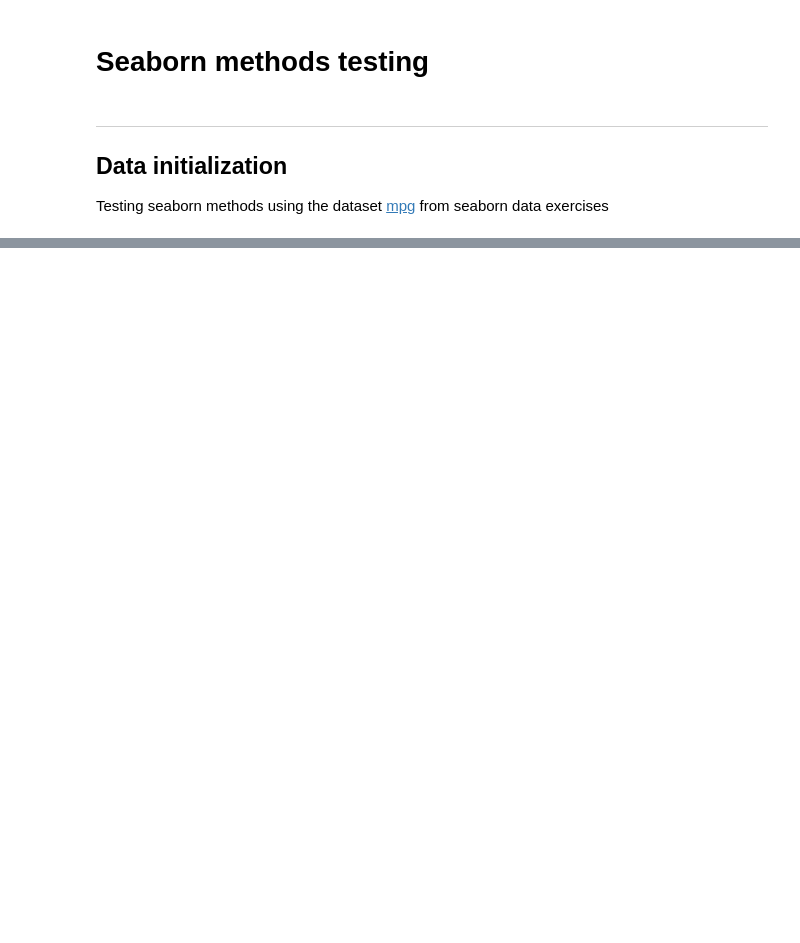
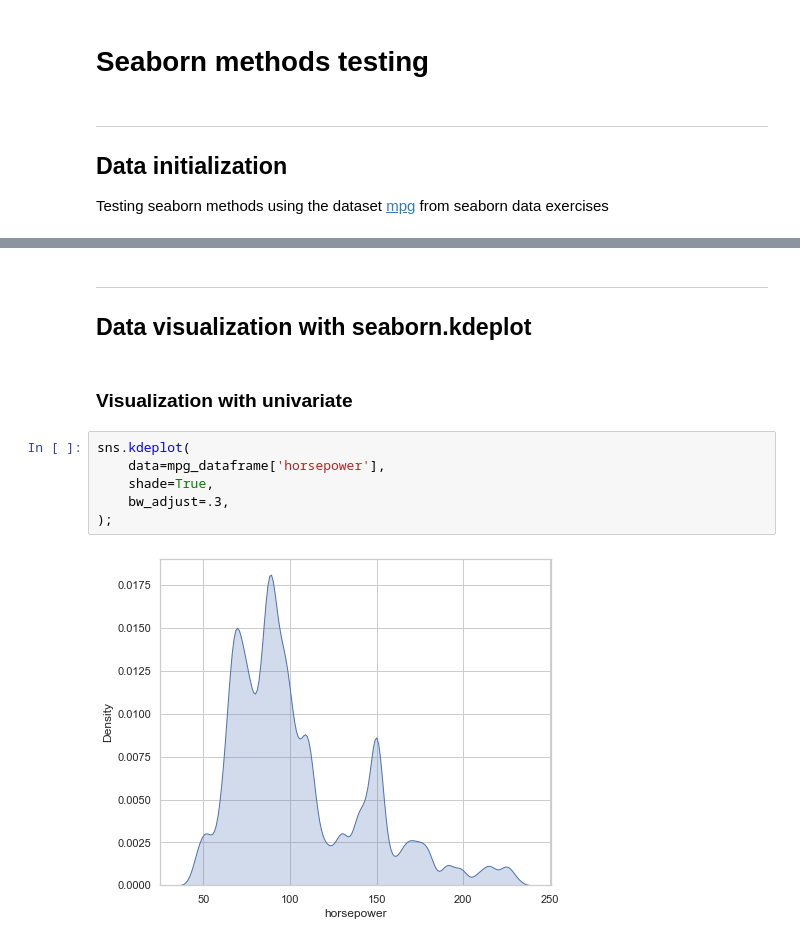
Before and after one commit to hyoaru/dsa-libraries-test, a Jupyter notebook: seaborn.ipynb, the cells around one changed output, grey strips where cells are left out. Cells and saved outputs as stored; diff of their text form; blank space fills up the shorter version.

```diff
--- a/seaborn.ipynb
+++ b/seaborn.ipynb
@@ -45,0 +47,13 @@ Name: model_year, dtype: int64
+# %% [markdown]
+---
+## Data visualization with seaborn.kdeplot
+# %% [markdown]
+### Visualization with univariate
+# %%
+sns.kdeplot(
+    data=mpg_dataframe['horsepower'],
+    shade=True,
+    bw_adjust=.3,
+);
+# %% [output]
+[figure, added]
```
Also changed, not shown: parts of 7 cells of this notebook.
